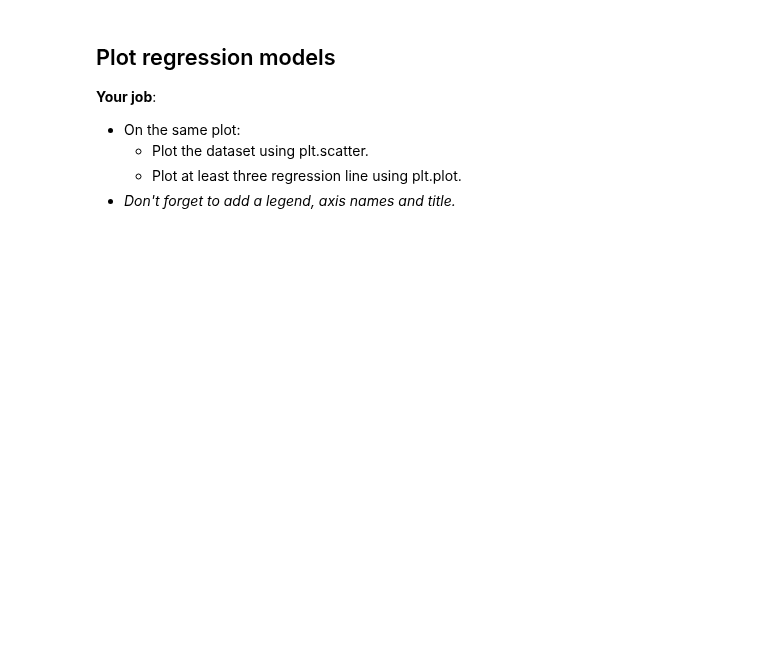
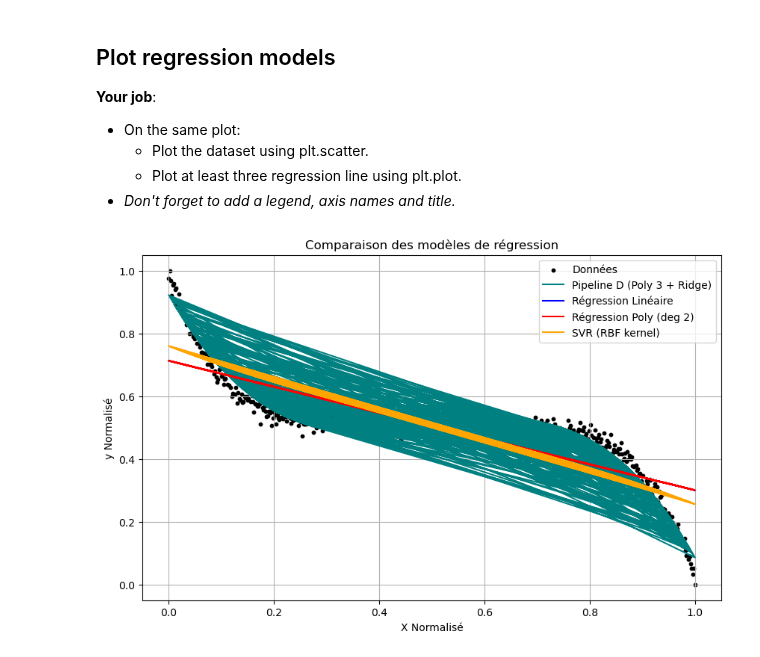
Before and after one commit to Xxxxr096/Project_maching_learning, a Jupyter notebook: part1_supervised_learning/1_regression/regression.ipynb, the cells around one changed output. Cells and saved outputs as stored; diff of their text form; code cells hidden in the pictures; blank space fills up the shorter version.

```diff
--- a/part1_supervised_learning/1_regression/regression.ipynb
+++ b/part1_supervised_learning/1_regression/regression.ipynb
@@ -89,3 +126,11 @@ from sklearn.preprocessing import PolynomialFeatures
+# %%
+from sklearn.preprocessing import PolynomialFeatures
+
+poly2 = PolynomialFeatures(degree=2)
+X_poly2 = poly2.fit_transform(X_scaled)
+model_poly2 = LinearRegression()
+model_poly2.fit(X_poly2, y_scaled)
+y_pred_poly2 = model_poly2.predict(X_poly2)
 # %% [markdown]
 ## Evaluating regression models
 
@@ -105,3 +161,23 @@ from sklearn.metrics import mean_squared_error, mean_absolute_error
 - Apply the pipeline created before.
 - Try to achieve the best performance with the lightest model.
 - Display your different architectures.
+# %%
+from sklearn.pipeline import make_pipeline
+from sklearn.linear_model import LinearRegression, Ridge, Lasso
+
+# Pipeline C : PolynomialFeatures(degree=4) + LinearRegression
+pipeline_C = make_pipeline(PolynomialFeatures(degree=4),LinearRegression() )
+
+pipeline_C.fit(X_scaled, y_scaled)
+y_pred_C = pipeline_C.predict(X_scaled)
+# %%
+# Pipeline D : PolynomialFeatures(degree=3) + Ridge
+pipeline_D = make_pipeline(PolynomialFeatures(degree=3), Ridge(alpha=0.1, max_iter=10000))
+pipeline_D.fit(X_scaled, y_scaled)
+y_pred_D = pipeline_C.predict(X_scaled)
+# %%
+from sklearn.svm import SVR
+# Modèle SVR
+model_svr = SVR(kernel='rbf', C=100, gamma=0.1)
+model_svr.fit(X_scaled, y_scaled.ravel())
+y_pred_svr = model_svr.predict(X_scaled)
@@ -113,3 +210,19 @@ from sklearn.metrics import mean_squared_error, mean_absolute_error
     - Plot the dataset using plt.scatter.
     - Plot at least three regression line using plt.plot.
 - *Don't forget to add a legend, axis names and title.*
+# %%
+plt.figure(figsize=(10, 6))
+plt.scatter(X_scaled, y_scaled, color='black', s=10, label='Données')
+#plt.plot(X_scaled, y_pred_C, color='purple', label='Pipeline C (Poly 4 + LR)')
+plt.plot(X_scaled, y_pred_D, color='teal', label='Pipeline D (Poly 3 + Ridge)')
+plt.plot(X_scaled, y_pred_lin, color='blue', label='Régression Linéaire')
+plt.plot(X_scaled, y_pred_poly2, color='red', label='Régression Poly (deg 2)')
+plt.plot(X_scaled, y_pred_svr, color='orange', label='SVR (RBF kernel)')
+plt.title("Comparaison des modèles de régression")
+plt.xlabel("X Normalisé")
+plt.ylabel("y Normalisé")
+plt.legend()
+plt.grid(True)
+plt.show()
+# %% [output]
+[figure, added]
```
Also changed, not shown: parts of 13 cells of this notebook.
